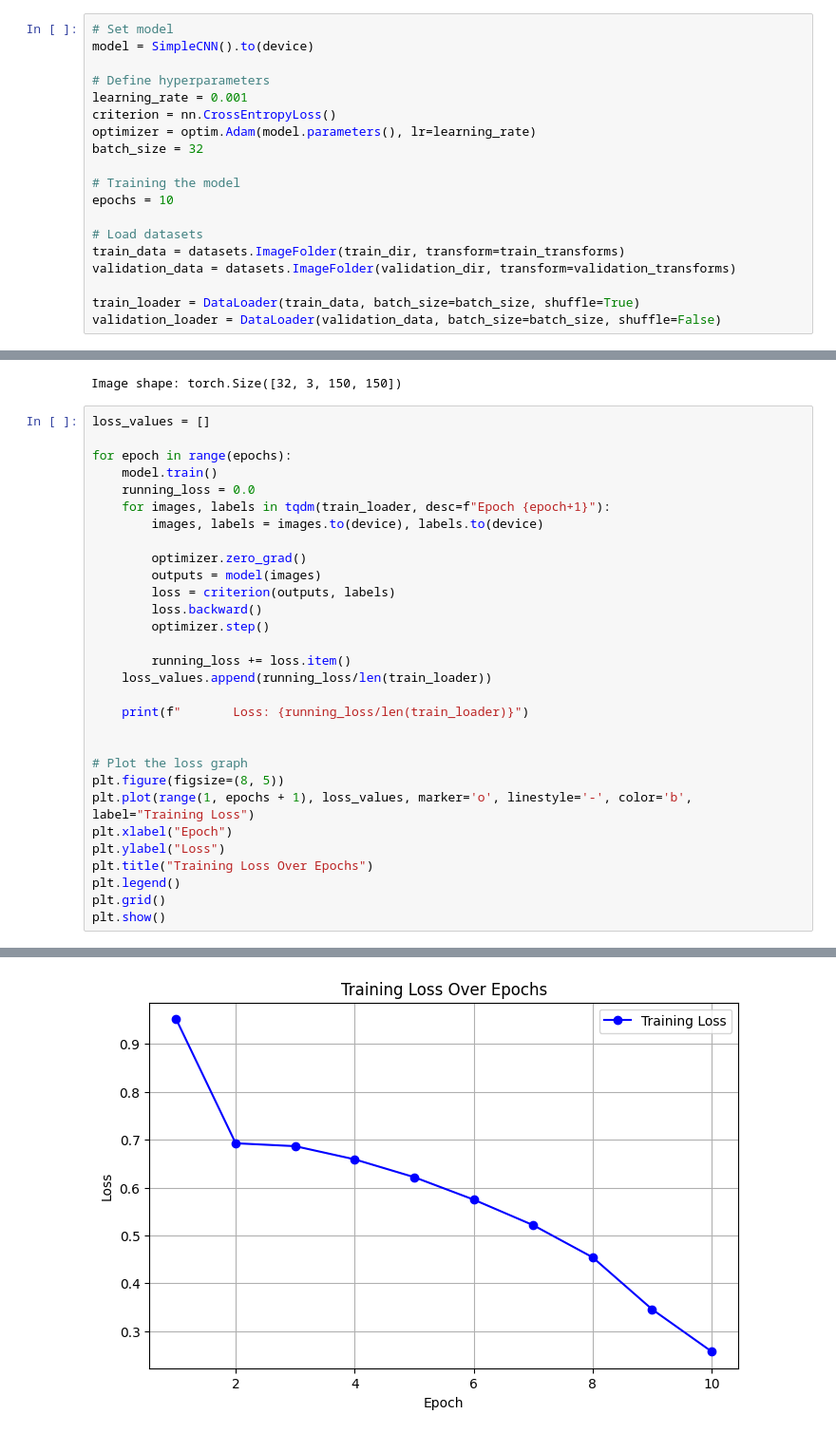
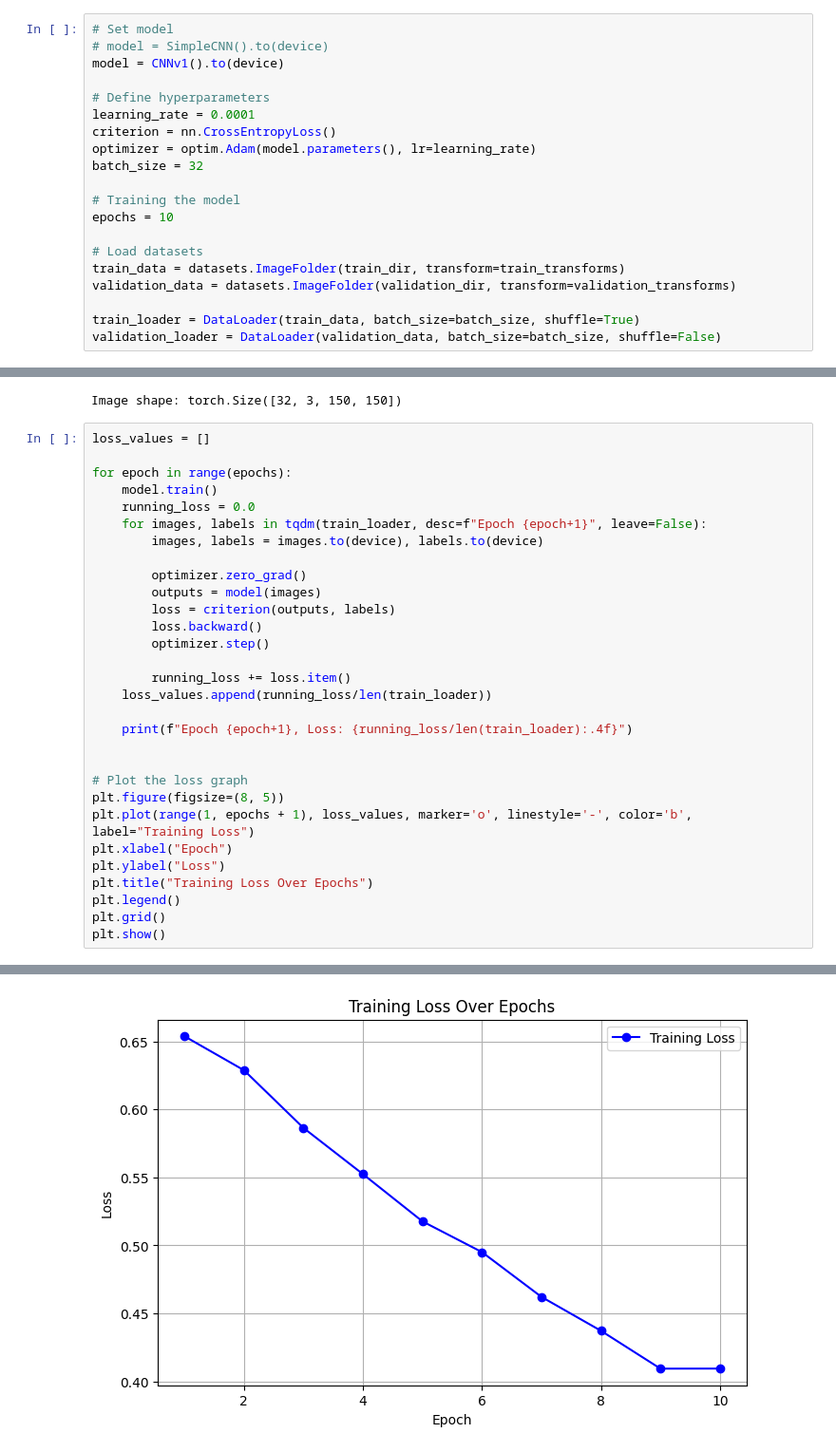
Before and after one commit to adrian-deguzman/PyTorch-Deep-Learning, a Jupyter notebook: Cats_vs_Dogs_CNN.ipynb, the cells around one changed output, grey strips where cells are left out. Shown at 95% size. Saved outputs shown, nothing was run; the diff lists cells and outputs as text.

```diff
--- a/Cats_vs_Dogs_CNN.ipynb
+++ b/Cats_vs_Dogs_CNN.ipynb
@@ -185,9 +278,10 @@ class SimpleCNN(nn.Module):
 # %%
 # Set model
-model = SimpleCNN().to(device)
+# model = SimpleCNN().to(device)
+model = CNNv1().to(device)
 
 # Define hyperparameters
-learning_rate = 0.001
+learning_rate = 0.0001
 criterion = nn.CrossEntropyLoss()
 optimizer = optim.Adam(model.parameters(), lr=learning_rate)
 batch_size = 32
@@ -213,7 +307,7 @@ loss_values = []
 for epoch in range(epochs):
     model.train()
     running_loss = 0.0
-    for images, labels in tqdm(train_loader, desc=f"Epoch {epoch+1}"):
+    for images, labels in tqdm(train_loader, desc=f"Epoch {epoch+1}", leave=False):
         images, labels = images.to(device), labels.to(device)
 
         optimizer.zero_grad()
@@ -225,7 +319,7 @@ for epoch in range(epochs):
         running_loss += loss.item()
     loss_values.append(running_loss/len(train_loader))
 
-    print(f"       Loss: {running_loss/len(train_loader)}")
+    print(f"Epoch {epoch+1}, Loss: {running_loss/len(train_loader):.4f}")
 
 
 # Plot the loss graph
@@ -251,4 +345,4 @@ plt.show()
-[figure, old version]
+[figure, new version]
 # %%
 # Evaluate the model
 model.eval()
```
Also changed, not shown: parts of 5 cells of this notebook.
